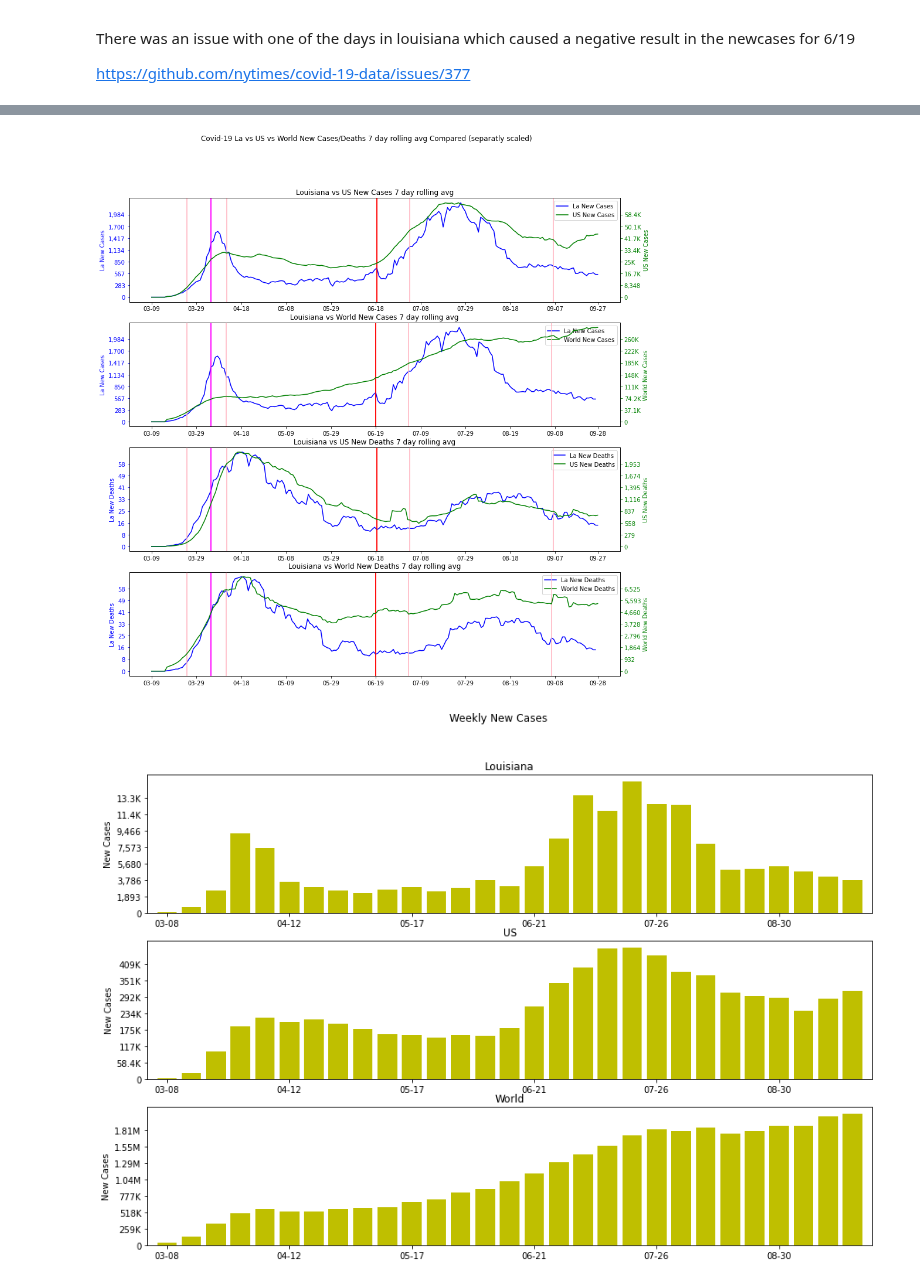
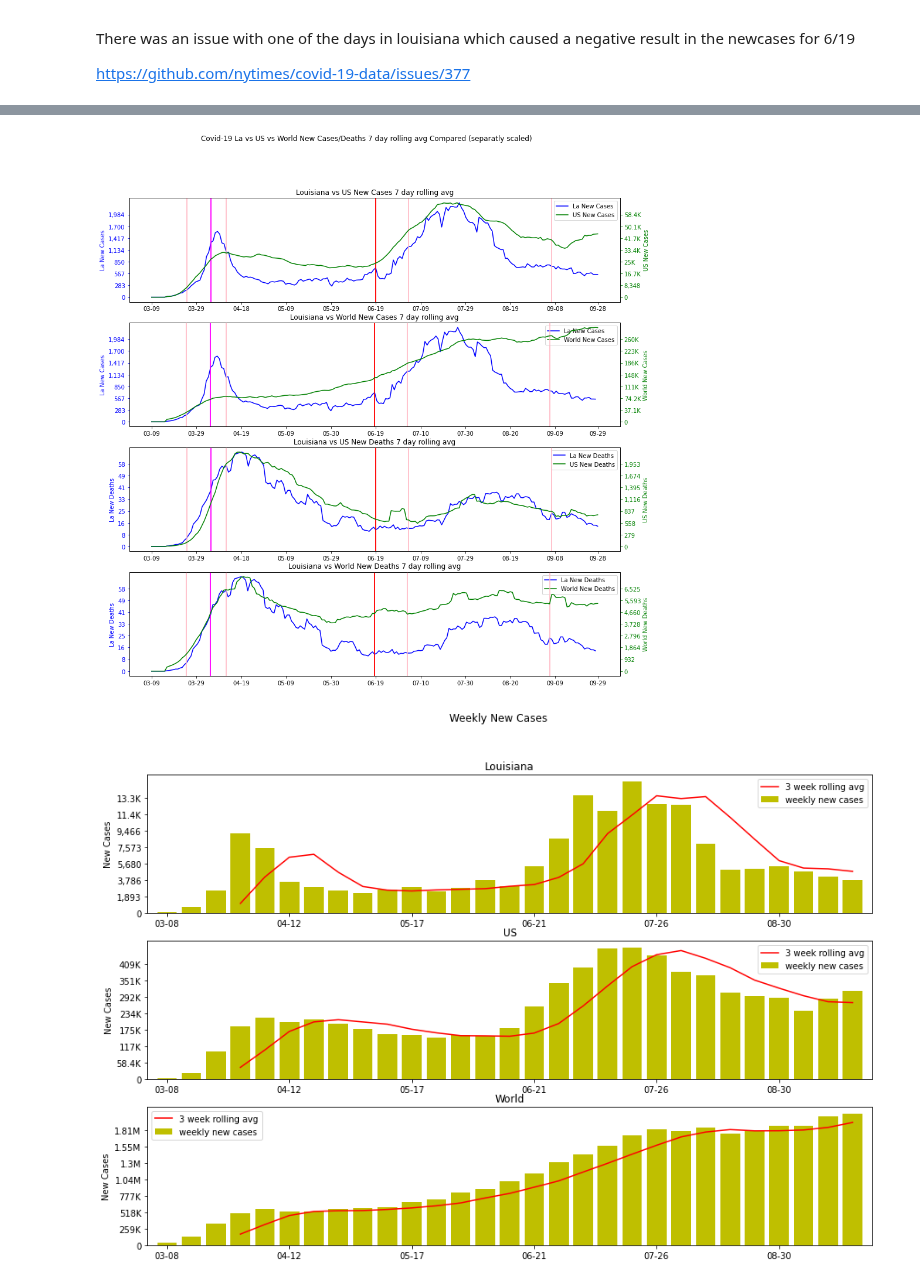
Before and after one commit to GarysCorner/Covid19-LaCompared, a Jupyter notebook: CovidData.ipynb, the cells around one changed output, grey strips where cells are left out. Drawn from its saved outputs; the diff is of its cells as text; code cells hidden in the pictures.

Commit message:
Updated with new data and added rolling avg to weekly graphs

```diff
--- a/CovidData.ipynb
+++ b/CovidData.ipynb
@@ -27,8 +27,8 @@ def rollingavg(y, days = 7):
 
     output = np.zeros((y.shape[0] * days), dtype=np.float64).reshape((y.shape[0],days))
 
-    for idx in range(7,y.shape[0]):
-        output[idx] = y[idx-7:idx]
+    for idx in range(days,y.shape[0]):
+        output[idx] = y[idx-days:idx]
 
     return np.mean(output,axis=1)
 
@@ -354,5 +355,18 @@ plt.savefig("fig3.jpg")
 la_df_weekly = la_df.groupby('week')[['NewCases','NewDeaths']].sum()
 us_df_weekly = us_df.groupby('week')[['NewCases','NewDeaths']].sum()
 world_df_weekly = world_df.groupby('week')[['NewCases','NewDeaths']].sum()
+
+weeks_rollingavg = 3
+
+la_df_weekly['NewCasesRollAvg'] = rollingavg(la_df_weekly['NewCases'], weeks_rollingavg)
+us_df_weekly['NewCasesRollAvg'] = rollingavg(us_df_weekly['NewCases'], weeks_rollingavg)
+world_df_weekly['NewCasesRollAvg'] = rollingavg(world_df_weekly['NewCases'], weeks_rollingavg)
+
+la_df_weekly['NewDeathsRollAvg'] = rollingavg(la_df_weekly['NewDeaths'], weeks_rollingavg)
+us_df_weekly['NewDeathsRollAvg'] = rollingavg(us_df_weekly['NewDeaths'], weeks_rollingavg)
+world_df_weekly['NewDeathsRollAvg'] = rollingavg(world_df_weekly['NewDeaths'], weeks_rollingavg)
+
+
+
 us_df_weekly.tail(2)
 # %% [output]
@@ -448,36 +462,39 @@ fig.suptitle("Covid-19 La vs US vs World New Cases/Deaths 7 day rolling avg Comp
 
 plt.savefig("fig5.jpg")
 # %% [output]
-[figure, old version]
+[figure, new version]
 # %%
 #Figure 6
 
-def plotme(df,ax, title = "Graphs", color = 'y'):
-    ax.bar(df.index[:-1],df['NewCases'][:-1], color=color)
+def plotme(df,ax, title = "Graphs", color = 'y', linecolor = 'r'):
+    ax.bar(df.index[:-1],df['NewCases'][:-1], color=color, label='weekly new cases')
+    ax.plot(df.index[weeks_rollingavg:-1],df['NewCasesRollAvg'][weeks_rollingavg:-1], color=linecolor, label='%d week rolling avg' % weeks_rollingavg)
+
     ax.set_title(title)
     #ax.set_xlabel("Week")
 
     yticks,yticklabels = getyTicks(df,'NewCases')
     ax.set_yticks(yticks)
     ax.set_yticklabels(yticklabels)
     ax.set_ylabel("New Cases")
 
     weeks = ax.get_xticks()
     labels = [datetime.strptime("2020-%s-0" % str(int(week)).zfill(2), "%Y-%U-%w").strftime("%m-%d") for week in weeks]
     ax.set_xticks(weeks)
     ax.set_xticklabels(labels)
     ax.set_xlim(df.index[0]-ax.patches[0].get_width(),df.index[-2]+ax.patches[0].get_width())
+    ax.legend()
 
 fig, axs = plt.subplots(3, figsize=(15,10))
 fig.suptitle("Weekly New Cases")
 
 plotme(la_df_weekly,axs[0], title="Louisiana")
 plotme(us_df_weekly,axs[1], title="US")
 plotme(world_df_weekly,axs[2],title="World")
 
 plt.savefig("fig6.jpg")
 # %% [output]
-[figure, old version]
+[figure, new version]
 # %%
 #Figure 7
 
```
Also changed, not shown: parts of 9 cells of this notebook, 7 other files.
